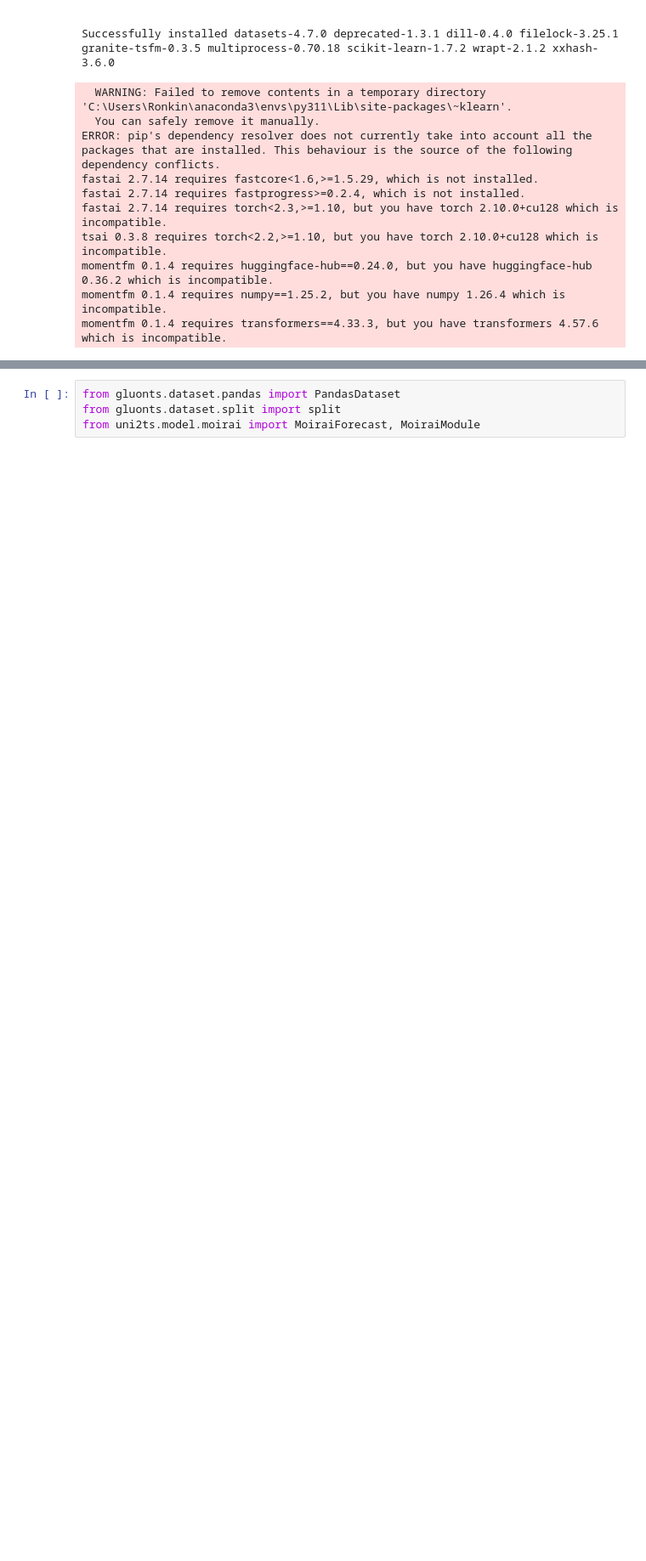
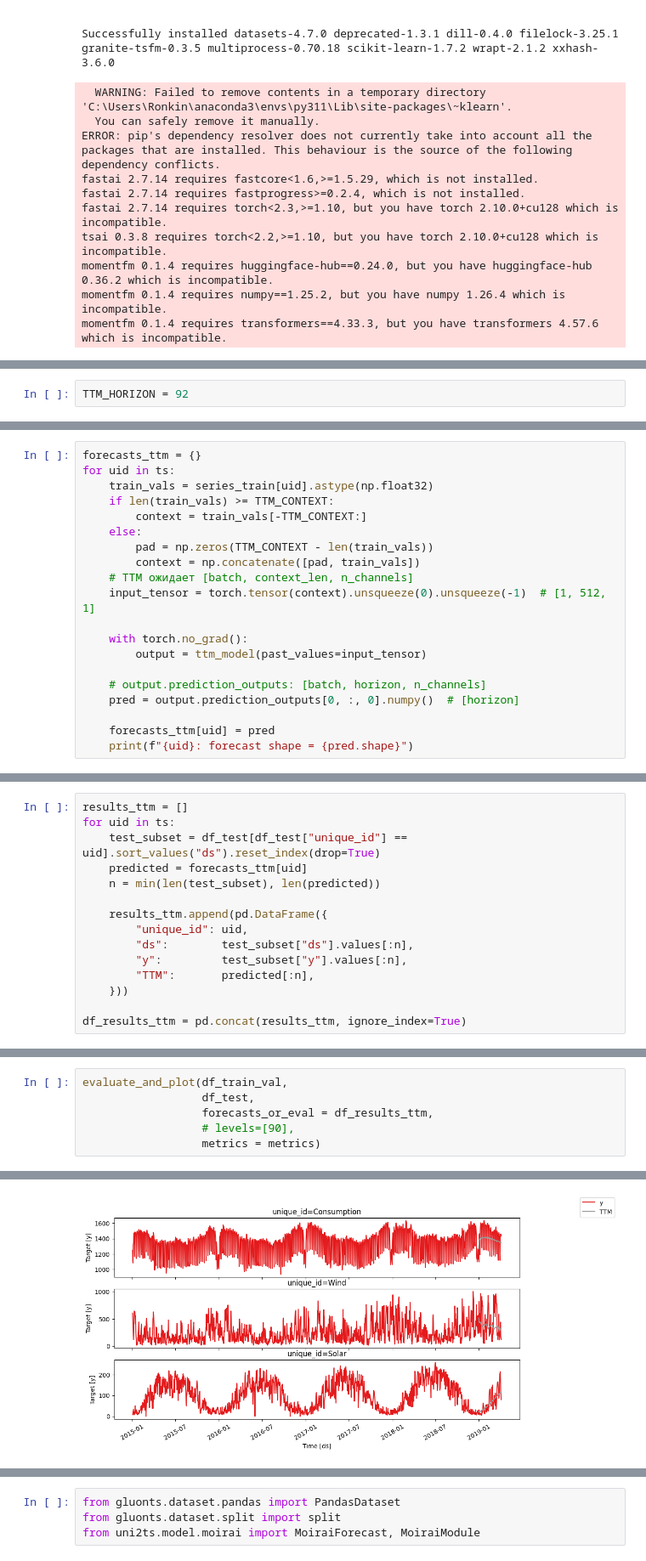
Before and after one commit to MVRonkin/TimeSeriesCourse, a Jupyter notebook: 2026/WS/08 - предсказание значений ВР с DL.ipynb, the cells around one changed output, grey strips where cells are left out. Shown at 85% size. Saved outputs shown, nothing was run; the diff lists cells and outputs as text; blank space fills up the shorter version.

```diff
--- a/2026/WS/08 - предсказание значений ВР с DL.ipynb
+++ b/2026/WS/08 - предсказание значений ВР с DL.ipynb
@@ -1575,0 +1602,2 @@ momentfm 0.1.4 requires transformers==4.33.3, but you have transformers 4.57.6 w
+# %%
+TTM_HORIZON = 92
@@ -1575,0 +1619,20 @@ momentfm 0.1.4 requires transformers==4.33.3, but you have transformers 4.57.6 w
+# %%
+forecasts_ttm = {}
+for uid in ts:
+    train_vals = series_train[uid].astype(np.float32)
+    if len(train_vals) >= TTM_CONTEXT:
+        context = train_vals[-TTM_CONTEXT:]
+    else:
+        pad = np.zeros(TTM_CONTEXT - len(train_vals))
+        context = np.concatenate([pad, train_vals])
+    # TTM ожидает [batch, context_len, n_channels]
+    input_tensor = torch.tensor(context).unsqueeze(0).unsqueeze(-1)  # [1, 512, 1]
+
+    with torch.no_grad():
+        output = ttm_model(past_values=input_tensor)
+
+    # output.prediction_outputs: [batch, horizon, n_channels]
+    pred = output.prediction_outputs[0, :, 0].numpy()  # [horizon]
+
+    forecasts_ttm[uid] = pred
+    print(f"{uid}: forecast shape = {pred.shape}")
@@ -1575,0 +1645,15 @@ momentfm 0.1.4 requires transformers==4.33.3, but you have transformers 4.57.6 w
+# %%
+results_ttm = []
+for uid in ts:
+    test_subset = df_test[df_test["unique_id"] == uid].sort_values("ds").reset_index(drop=True)
+    predicted = forecasts_ttm[uid]
+    n = min(len(test_subset), len(predicted))
+
+    results_ttm.append(pd.DataFrame({
+        "unique_id": uid,
+        "ds":        test_subset["ds"].values[:n],
+        "y":         test_subset["y"].values[:n],
+        "TTM":       predicted[:n],
+    }))
+
+df_results_ttm = pd.concat(results_ttm, ignore_index=True)
@@ -1575,0 +1662,7 @@ momentfm 0.1.4 requires transformers==4.33.3, but you have transformers 4.57.6 w
+# %%
+evaluate_and_plot(df_train_val,
+                  df_test,
+                  forecasts_or_eval = df_results_ttm,
+                  # levels=[90],
+                  metrics = metrics)
+# %% [output]
@@ -1575,0 +1676 @@ momentfm 0.1.4 requires transformers==4.33.3, but you have transformers 4.57.6 w
+[figure, added]
```
Also changed, not shown: parts of 30 cells of this notebook, 4 other files.
